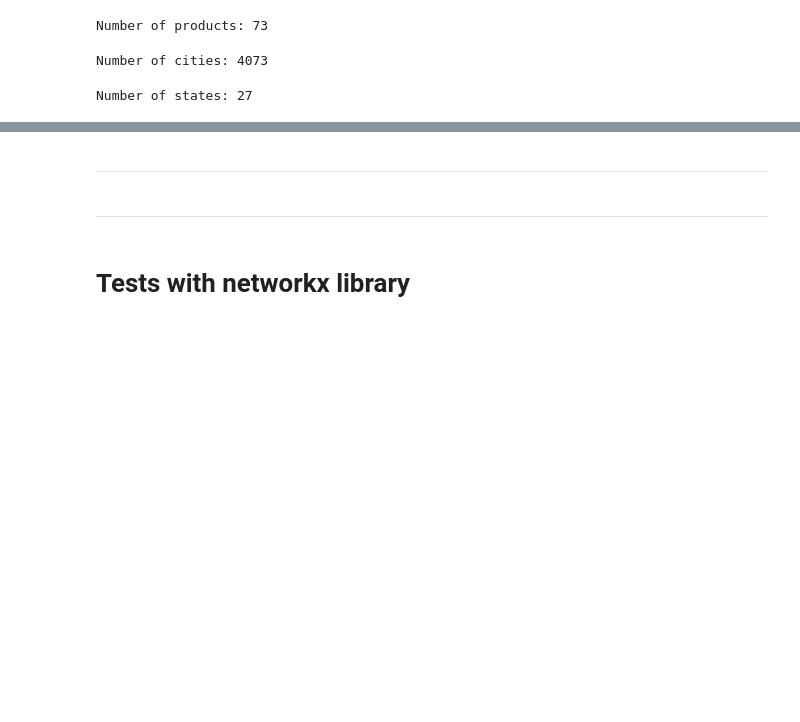
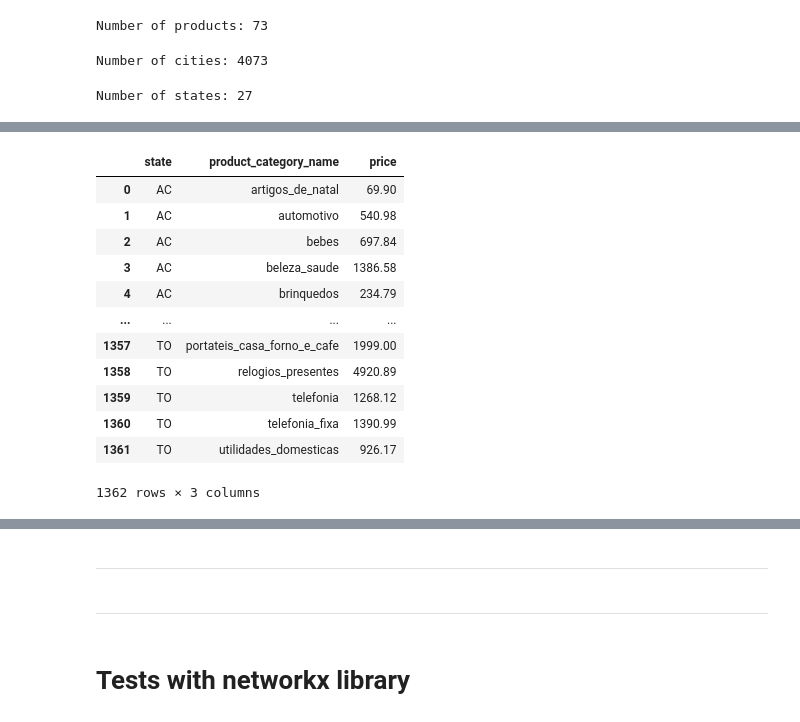
Before and after one commit to maralosil/network-science, a Jupyter notebook: brazil_sales_marketplace_olist.ipynb, the cells around one changed output, grey strips where cells are left out. Drawn from its saved outputs; the diff is of its cells as text; code cells hidden in the pictures; blank space fills up the shorter version.

```diff
--- a/brazil_sales_marketplace_olist.ipynb
+++ b/brazil_sales_marketplace_olist.ipynb
@@ -305,0 +305,20 @@ Sources:
+# %%
+## Agrupando para pegar a soma dos precos por categoria de produtos
+
+pricing_group = pricing_final.groupby(['customer_state', 'product_category_name'])['price'].sum().to_frame().reset_index()
+pricing_group.rename(columns = {'customer_state' : 'state'}, inplace = True)
+pricing_group
+# %% [output]
+|  | state | product_category_name | price |
+| 0 | AC | artigos_de_natal | 69.90 |
+| 1 | AC | automotivo | 540.98 |
+| 2 | AC | bebes | 697.84 |
+| 3 | AC | beleza_saude | 1386.58 |
+| 4 | AC | brinquedos | 234.79 |
+| ... | ... | ... | ... |
+| 1357 | TO | portateis_casa_forno_e_cafe | 1999.00 |
+| 1358 | TO | relogios_presentes | 4920.89 |
+| 1359 | TO | telefonia | 1268.12 |
+| 1360 | TO | telefonia_fixa | 1390.99 |
+| 1361 | TO | utilidades_domesticas | 926.17 |
+1362 rows × 3 columns
```
Also changed, not shown: parts of 25 cells of this notebook.
